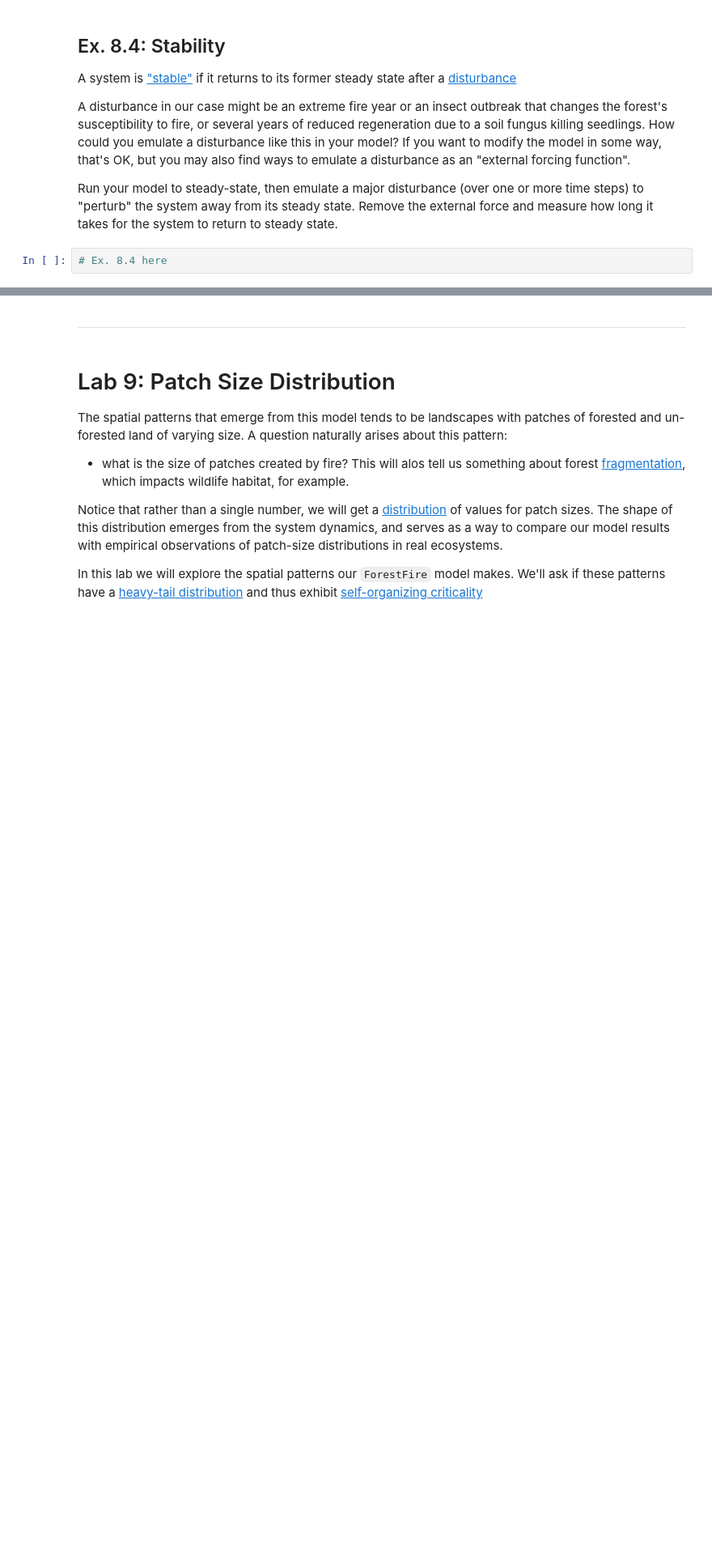
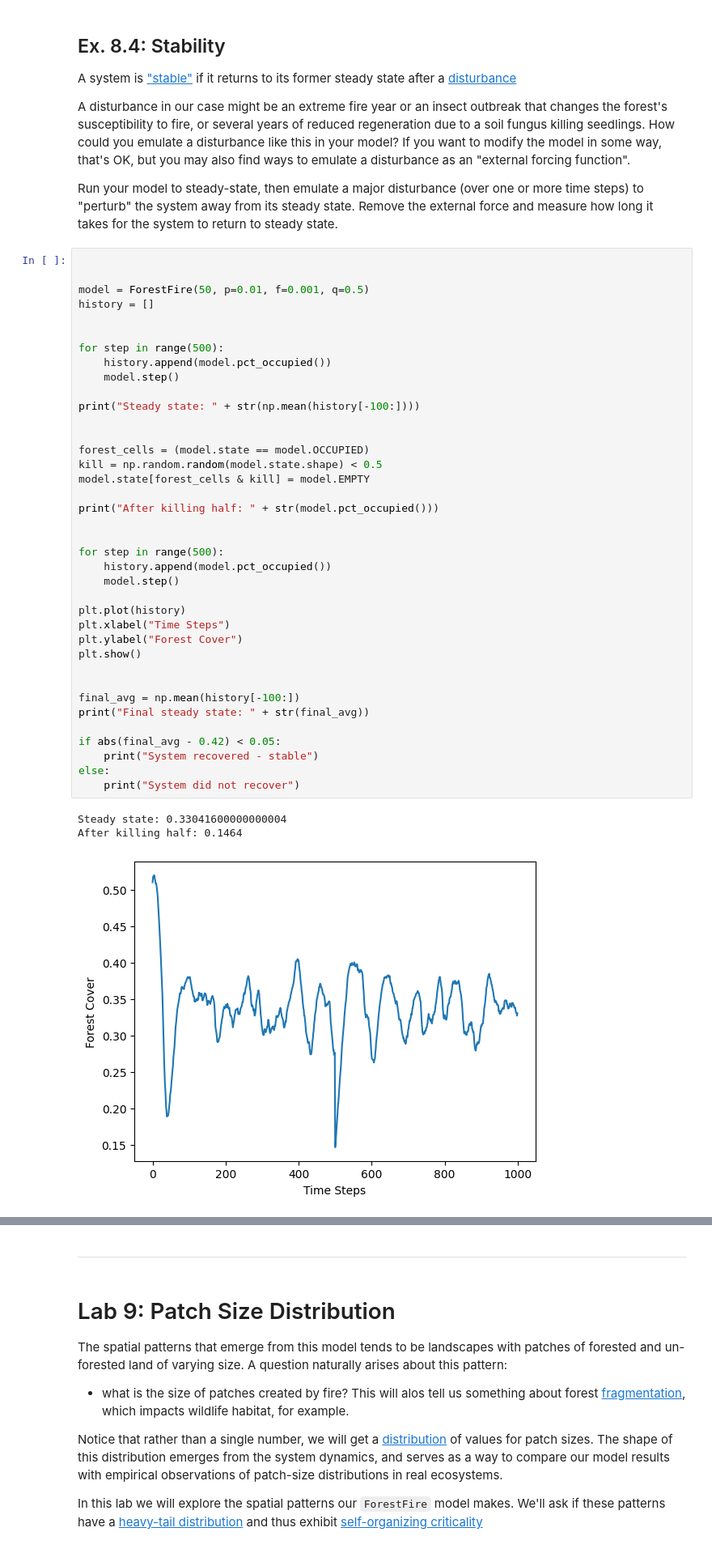
Before and after one commit to harjashanhub/cap-comp215, a Jupyter notebook: labs/lab07-10-fire.ipynb, the cells around one changed output, grey strips where cells are left out. Shown at 81% size. Saved outputs shown, nothing was run; the diff lists cells and outputs as text; blank space fills up the shorter version.

```diff
--- a/labs/lab07-10-fire.ipynb
+++ b/labs/lab07-10-fire.ipynb
@@ -328,5 +481,45 @@ A disturbance in our case might be an extreme fire year or an insect outbreak th
 How could you emulate a disturbance like this in your model?  If you want to modify the model in some way, that's OK, but you may also find ways to emulate a disturbance as an "external forcing function".
 
 Run your model to steady-state, then emulate a major disturbance (over one or more time steps) to "perturb" the system away from its steady state.  Remove the external force and measure how long it takes for the system to return to steady state.
-# %%
-# Ex. 8.4 here
+# %%
+
+
+model = ForestFire(50, p=0.01, f=0.001, q=0.5)
+history = []
+
+
+for step in range(500):
+    history.append(model.pct_occupied())
+    model.step()
+
+print("Steady state: " + str(np.mean(history[-100:])))
+
+
+forest_cells = (model.state == model.OCCUPIED)
+kill = np.random.random(model.state.shape) < 0.5
+model.state[forest_cells & kill] = model.EMPTY
+
+print("After killing half: " + str(model.pct_occupied()))
+
+
+for step in range(500):
+    history.append(model.pct_occupied())
+    model.step()
+
+plt.plot(history)
+plt.xlabel("Time Steps")
+plt.ylabel("Forest Cover")
+plt.show()
+
+
+final_avg = np.mean(history[-100:])
+print("Final steady state: " + str(final_avg))
+
+if abs(final_avg - 0.42) < 0.05:
+    print("System recovered - stable")
+else:
+    print("System did not recover")
+# %% [output]
+Steady state: 0.33041600000000004
+After killing half: 0.1464
+[figure, added]
```
Also changed, not shown: parts of 12 cells of this notebook.
